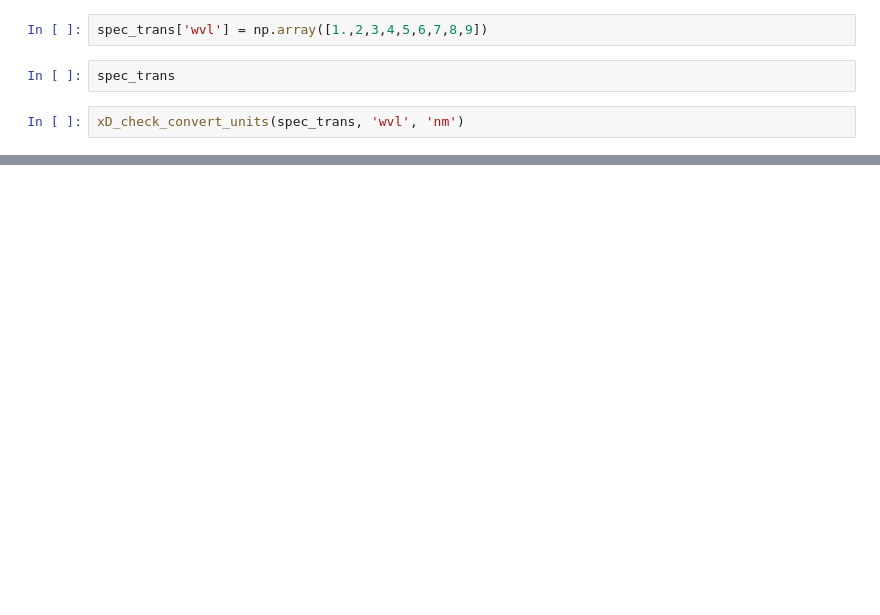
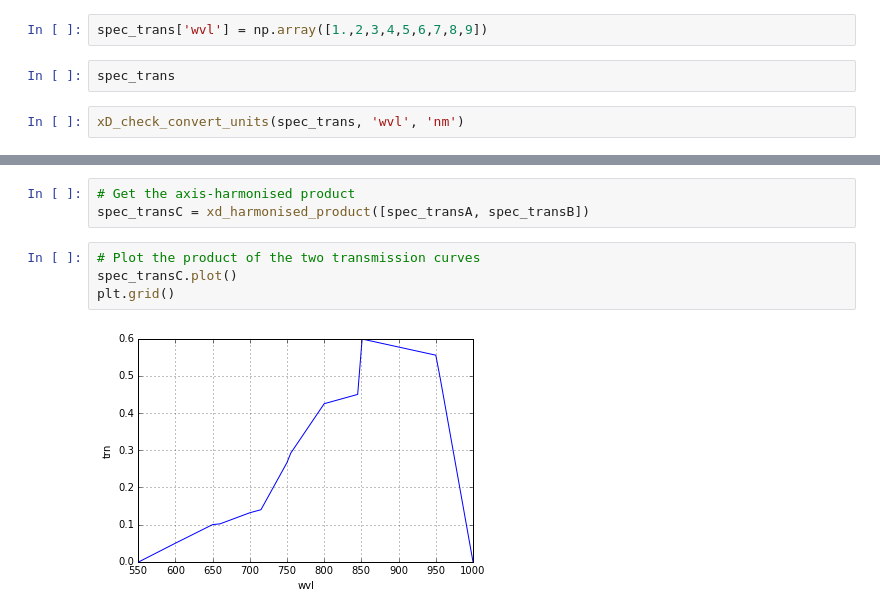
Before and after one commit to derekjgriffith/nbMORTICIA, a Jupyter notebook: tools/01a-xrayExercises.ipynb, the cells around one changed output, grey strips where cells are left out. Saved outputs shown, nothing was run; the diff lists cells and outputs as text; blank space fills up the shorter version.

```diff
--- a/tools/01a-xrayExercises.ipynb
+++ b/tools/01a-xrayExercises.ipynb
@@ -196,0 +182,9 @@ os.path.abspath(os.curdir)
+# %%
+# Get the axis-harmonised product
+spec_transC = xd_harmonised_product([spec_transA, spec_transB])
+# %%
+# Plot the product of the two transmission curves
+spec_transC.plot()
+plt.grid()
+# %% [output]
+[figure, added]
```
Also changed, not shown: parts of 47 cells of this notebook.
